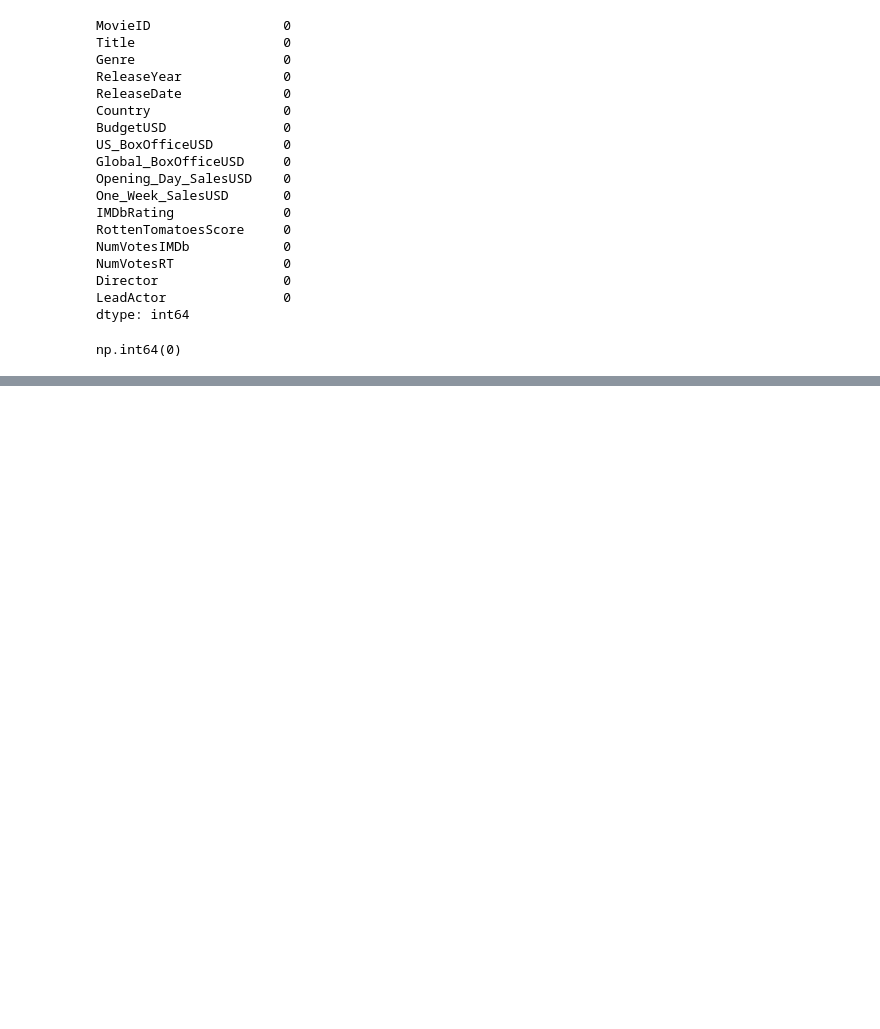
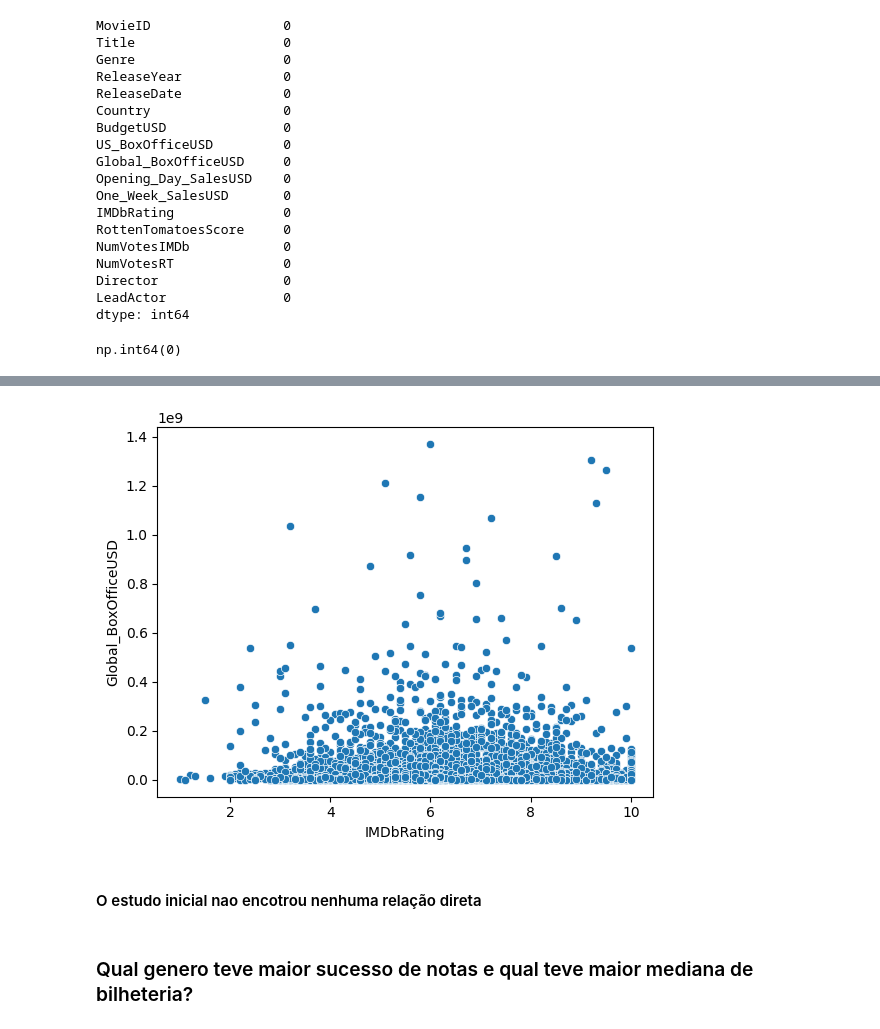
Before and after one commit to felipe-ccruz/Dashboard-Films, a Jupyter notebook: Tratamento-e-Limpeza.ipynb, the cells around one changed output, grey strips where cells are left out. Cells and saved outputs as stored; diff of their text form; code cells hidden in the pictures; blank space fills up the shorter version.

```diff
--- a/Tratamento-e-Limpeza.ipynb
+++ b/Tratamento-e-Limpeza.ipynb
@@ -160,0 +189,9 @@ plt.show()
+# %%
+sns.scatterplot(data=mundial, x='IMDbRating', y='Global_BoxOfficeUSD')
+plt.show()
+# %% [output]
+[figure, added]
+# %% [markdown]
+#### O estudo inicial nao encotrou nenhuma relação direta
+# %% [markdown]
+### Qual genero teve maior sucesso de notas e qual teve maior mediana de bilheteria?
```
Also changed, not shown: parts of 28 cells of this notebook, 1 other file.
